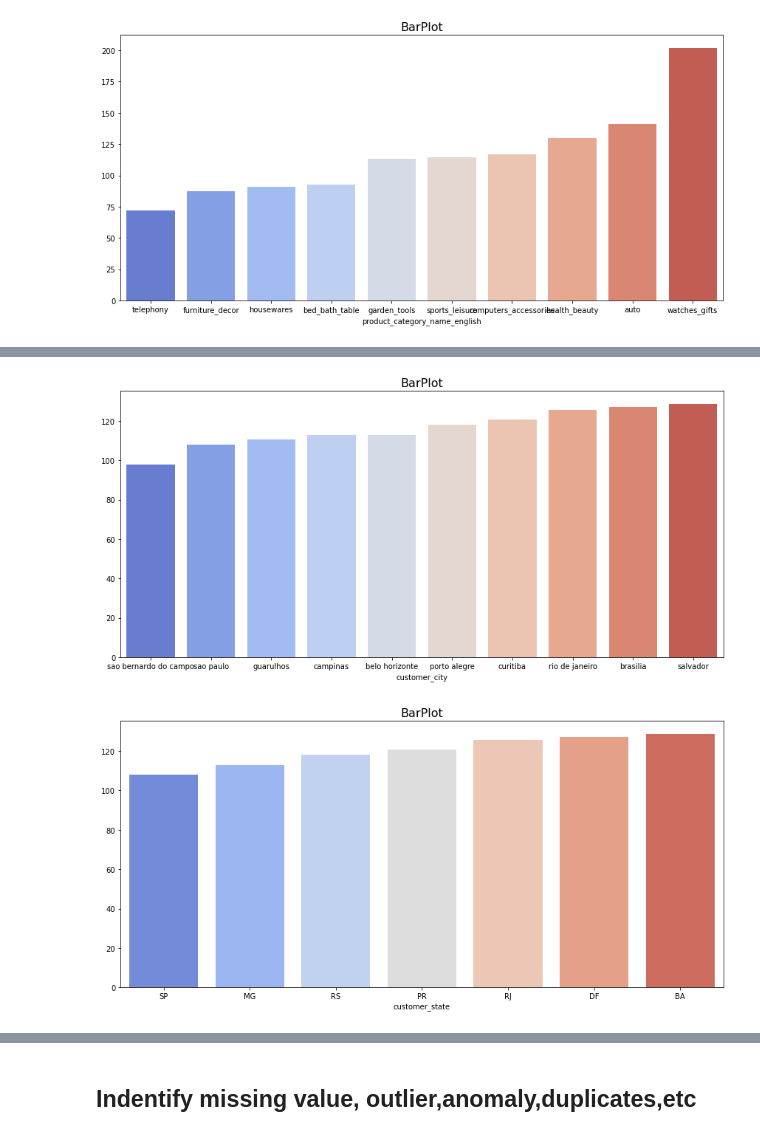
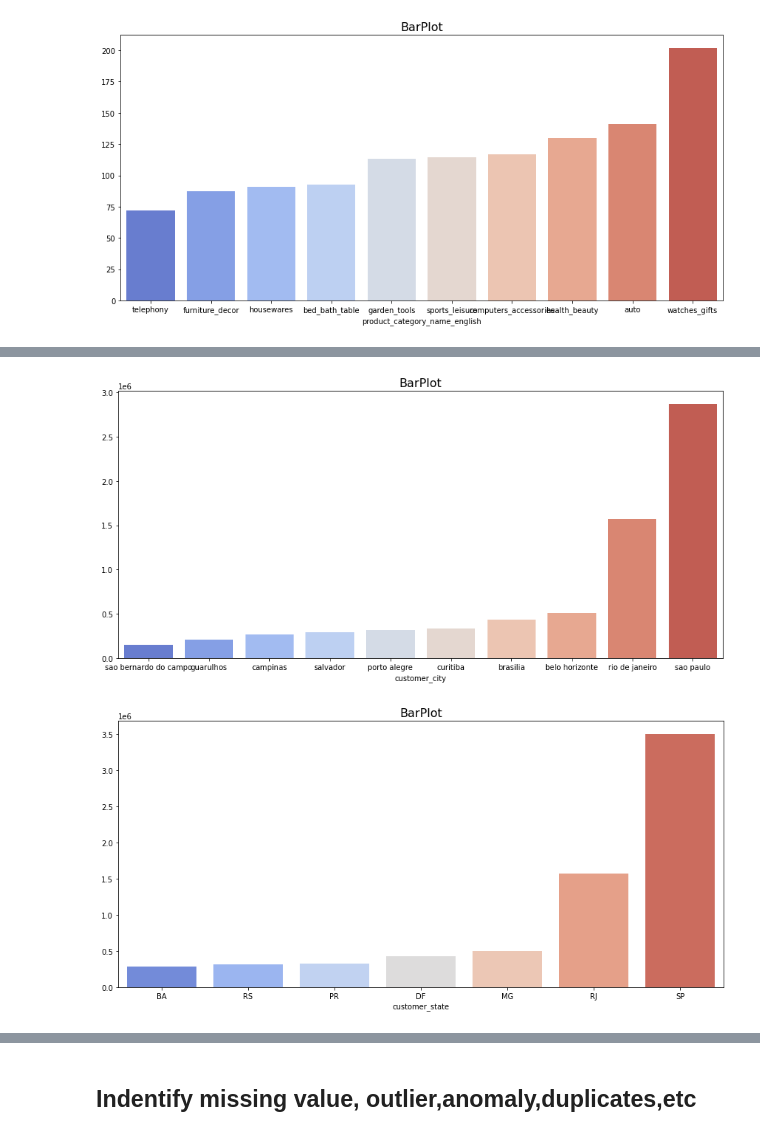
Before and after one commit to Faroja/Final-Project-Sementara, a Jupyter notebook: Finpro.ipynb, the cells around one changed output, grey strips where cells are left out. Drawn from its saved outputs; the diff is of its cells as text; code cells hidden in the pictures.

```diff
--- a/Finpro.ipynb
+++ b/Finpro.ipynb
@@ -192,24 +192,24 @@ top_10_customer_city = df['customer_city'].value_counts().sort_values(ascending=
 df_top_10_customer_city = df[df['customer_city'].isin(top_10_customer_city)]
 # %%
 plt.figure(figsize=(12, 6))
-df_price_cat = df_top_10_customer_city.groupby('customer_city')['price'].mean().sort_values()
+df_price_cat = df_top_10_customer_city.groupby('customer_city')['payment_value'].sum().sort_values()
 pal = sns.color_palette('coolwarm', len(df_price_cat))
 sns.barplot(x=df_price_cat.index, y=df_price_cat.values, palette=pal)
 plt.title('BarPlot', size=16)
 plt.tight_layout()
 plt.show()
 # %% [output]
-[figure, old version]
+[figure, new version]
 # %%
 top_10_customer_state = df['customer_state'].value_counts().sort_values(ascending=False).head(10).index
 df_top_10_customer_state = df[df['customer_state'].isin(top_10_customer_state)]
 # %%
 plt.figure(figsize=(12, 6))
-df_price_cat = df_top_10_customer_city.groupby('customer_state')['price'].mean().sort_values()
+df_price_cat = df_top_10_customer_city.groupby('customer_state')['payment_value'].sum().sort_values()
 pal = sns.color_palette('coolwarm', len(df_price_cat))
 sns.barplot(x=df_price_cat.index, y=df_price_cat.values, palette=pal)
 plt.title('BarPlot', size=16)
 plt.tight_layout()
 plt.show()
 # %% [output]
-[figure, old version]
+[figure, new version]
```
Also changed, not shown: parts of 7 cells of this notebook.
